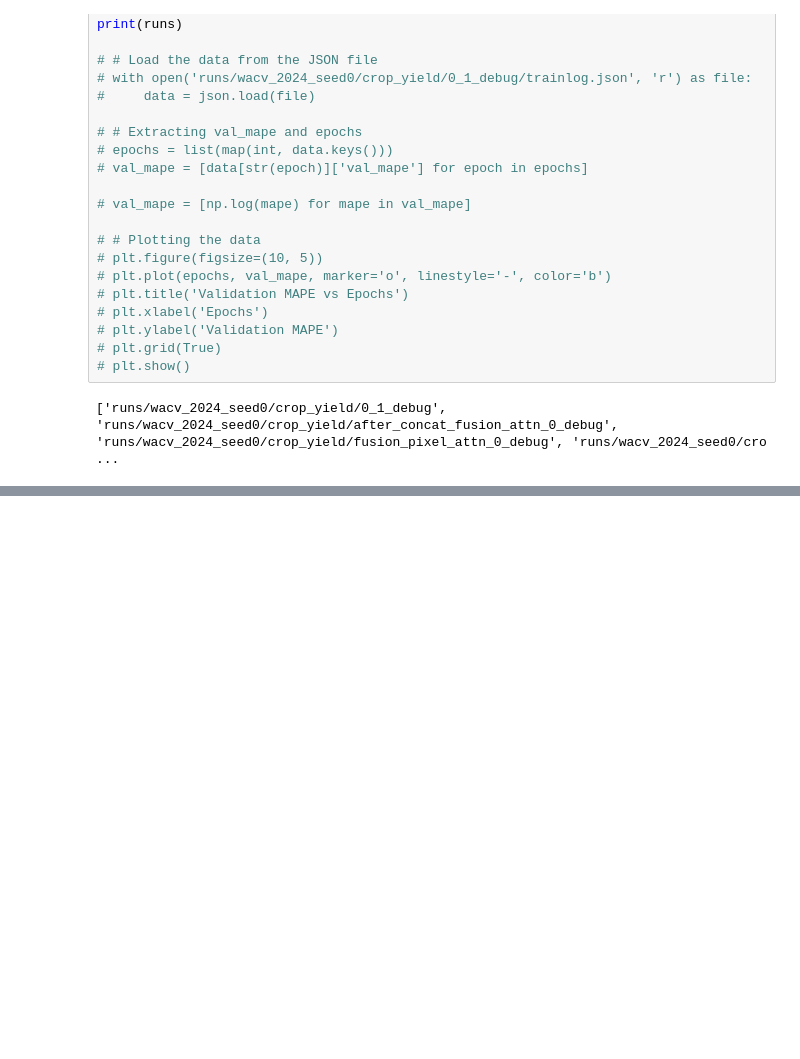
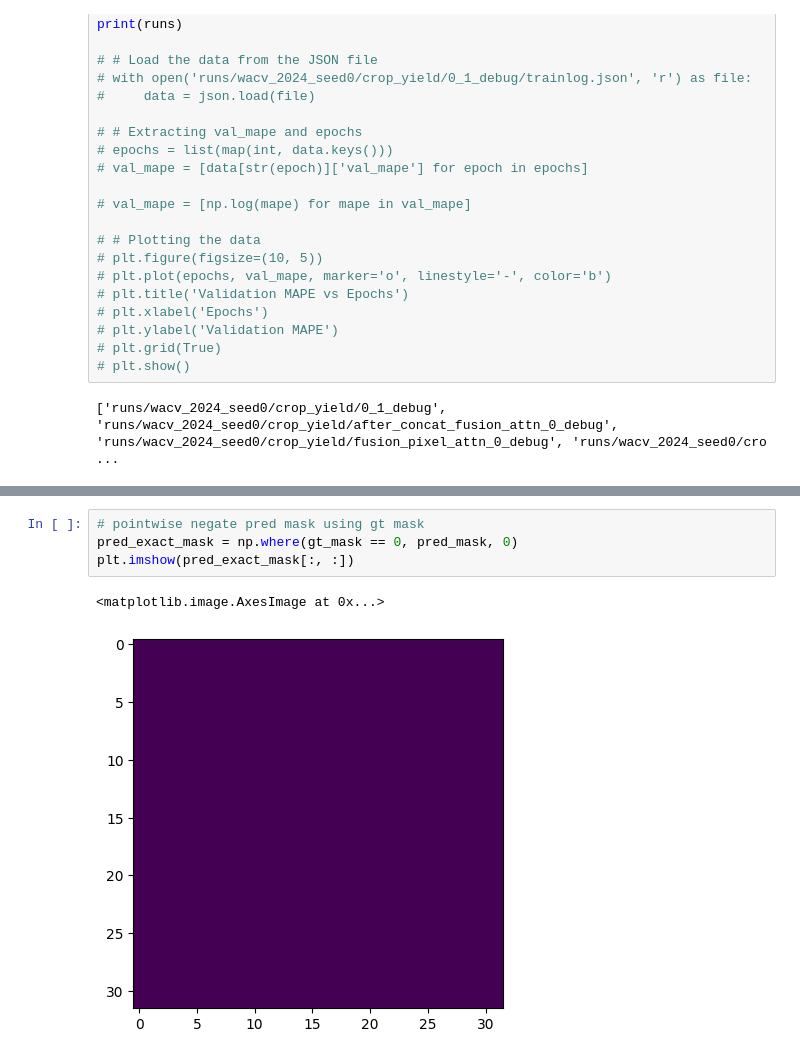
Before and after one commit to Amnx404/SICKLE, a Jupyter notebook: plot_mape.ipynb, the cells around one changed output, grey strips where cells are left out. Cells and saved outputs as stored; diff of their text form; blank space fills up the shorter version.

```diff
--- a/plot_mape.ipynb
+++ b/plot_mape.ipynb
@@ -56,0 +88,7 @@ print(runs)
+# %%
+# pointwise negate pred mask using gt mask
+pred_exact_mask = np.where(gt_mask == 0, pred_mask, 0)
+plt.imshow(pred_exact_mask[:, :])
+# %% [output]
+<matplotlib.image.AxesImage at 0x...>
+[figure, added]
```
Also changed, not shown: parts of 11 cells of this notebook, 31 other files.
